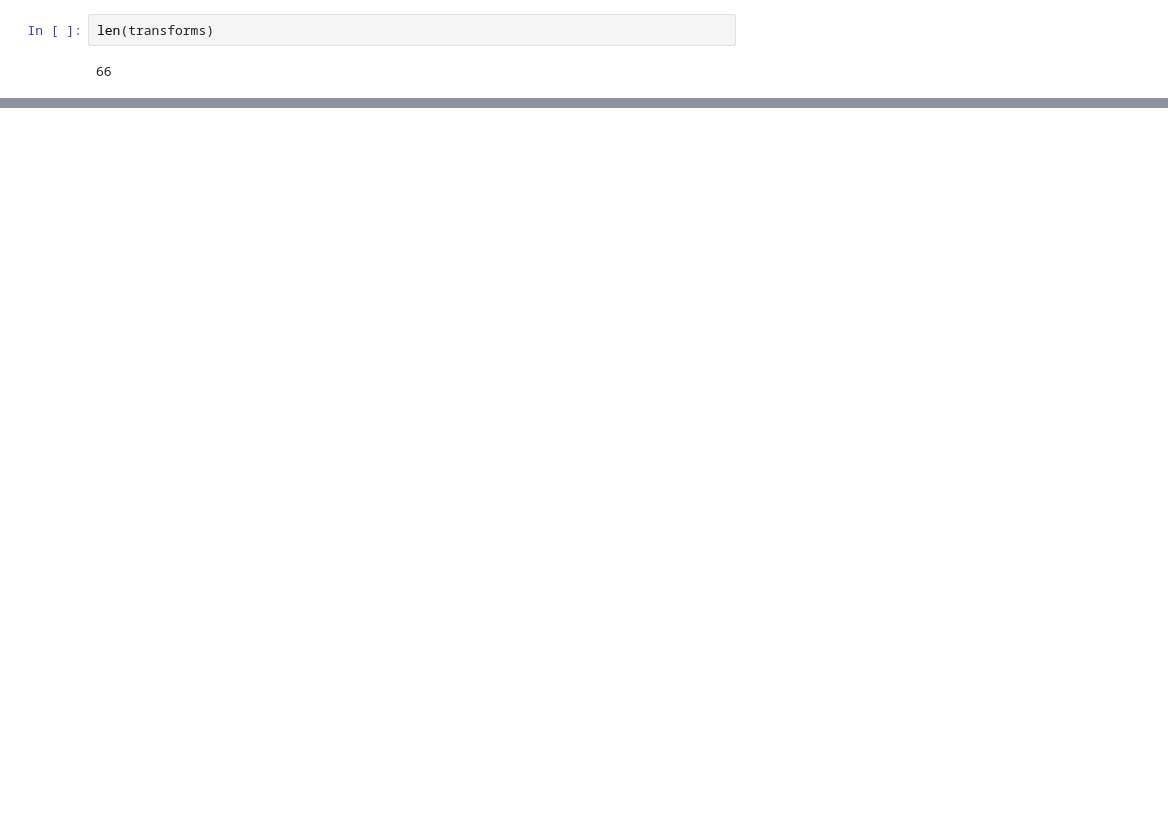
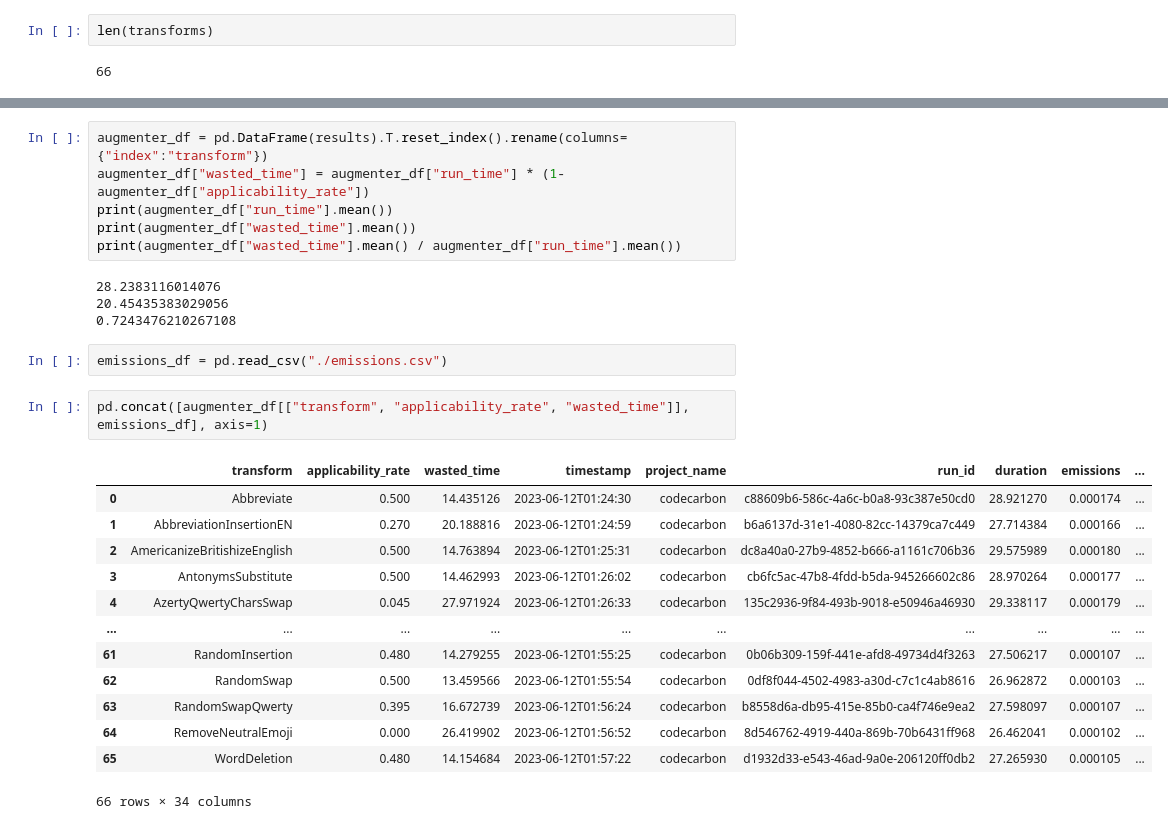
Before and after one commit to Wauplin/fada, a Jupyter notebook: fada_computation-study.ipynb, the cells around one changed output, grey strips where cells are left out. Saved outputs shown, nothing was run; the diff lists cells and outputs as text; blank space fills up the shorter version.

```diff
--- a/fada_computation-study.ipynb
+++ b/fada_computation-study.ipynb
@@ -1064,0 +1059,28 @@ print(df["wasted_time"].mean() / df["run_time"].mean())
+# %%
+augmenter_df = pd.DataFrame(results).T.reset_index().rename(columns={"index":"transform"})
+augmenter_df["wasted_time"] = augmenter_df["run_time"] * (1-augmenter_df["applicability_rate"])
+print(augmenter_df["run_time"].mean())
+print(augmenter_df["wasted_time"].mean())
+print(augmenter_df["wasted_time"].mean() / augmenter_df["run_time"].mean())
+# %% [output]
+28.2383116014076
+20.45435383029056
+0.7243476210267108
+# %%
+emissions_df = pd.read_csv("./emissions.csv")
+# %%
+pd.concat([augmenter_df[["transform", "applicability_rate", "wasted_time"]], emissions_df], axis=1)
+# %% [output]
+|  | transform | applicability_rate | wasted_time | timestamp | project_name | run_id | duration | emissions | ... |
+| 0 | Abbreviate | 0.500 | 14.435126 | 2023-06-12T01:24:30 | codecarbon | c88609b6-586c-4a6c-b0a8-93c387e50cd0 | 28.921270 | 0.000174 | ... |
+| 1 | AbbreviationInsertionEN | 0.270 | 20.188816 | 2023-06-12T01:24:59 | codecarbon | b6a6137d-31e1-4080-82cc-14379ca7c449 | 27.714384 | 0.000166 | ... |
+| 2 | AmericanizeBritishizeEnglish | 0.500 | 14.763894 | 2023-06-12T01:25:31 | codecarbon | dc8a40a0-27b9-4852-b666-a1161c706b36 | 29.575989 | 0.000180 | ... |
+| 3 | AntonymsSubstitute | 0.500 | 14.462993 | 2023-06-12T01:26:02 | codecarbon | cb6fc5ac-47b8-4fdd-b5da-945266602c86 | 28.970264 | 0.000177 | ... |
+| 4 | AzertyQwertyCharsSwap | 0.045 | 27.971924 | 2023-06-12T01:26:33 | codecarbon | 135c2936-9f84-493b-9018-e50946a46930 | 29.338117 | 0.000179 | ... |
+| ... | ... | ... | ... | ... | ... | ... | ... | ... | ... |
+| 61 | RandomInsertion | 0.480 | 14.279255 | 2023-06-12T01:55:25 | codecarbon | 0b06b309-159f-441e-afd8-49734d4f3263 | 27.506217 | 0.000107 | ... |
+| 62 | RandomSwap | 0.500 | 13.459566 | 2023-06-12T01:55:54 | codecarbon | 0df8f044-4502-4983-a30d-c7c1c4ab8616 | 26.962872 | 0.000103 | ... |
+| 63 | RandomSwapQwerty | 0.395 | 16.672739 | 2023-06-12T01:56:24 | codecarbon | b8558d6a-db95-415e-85b0-ca4f746e9ea2 | 27.598097 | 0.000107 | ... |
+| 64 | RemoveNeutralEmoji | 0.000 | 26.419902 | 2023-06-12T01:56:52 | codecarbon | 8d546762-4919-440a-869b-70b6431ff968 | 26.462041 | 0.000102 | ... |
+| 65 | WordDeletion | 0.480 | 14.154684 | 2023-06-12T01:57:22 | codecarbon | d1932d33-e543-46ad-9a0e-206120ff0db2 | 27.265930 | 0.000105 | ... |
+66 rows × 34 columns
```
Also changed, not shown: parts of 15 cells of this notebook.
